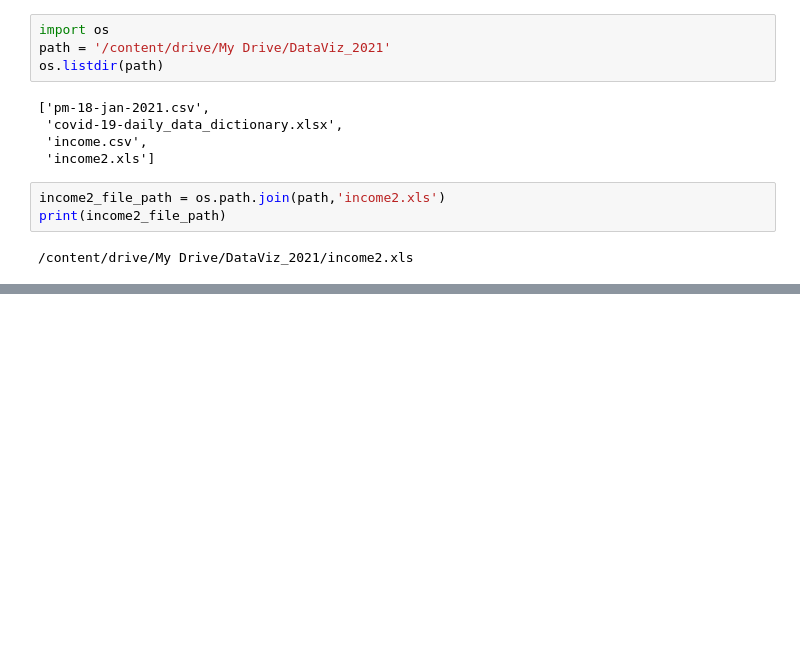
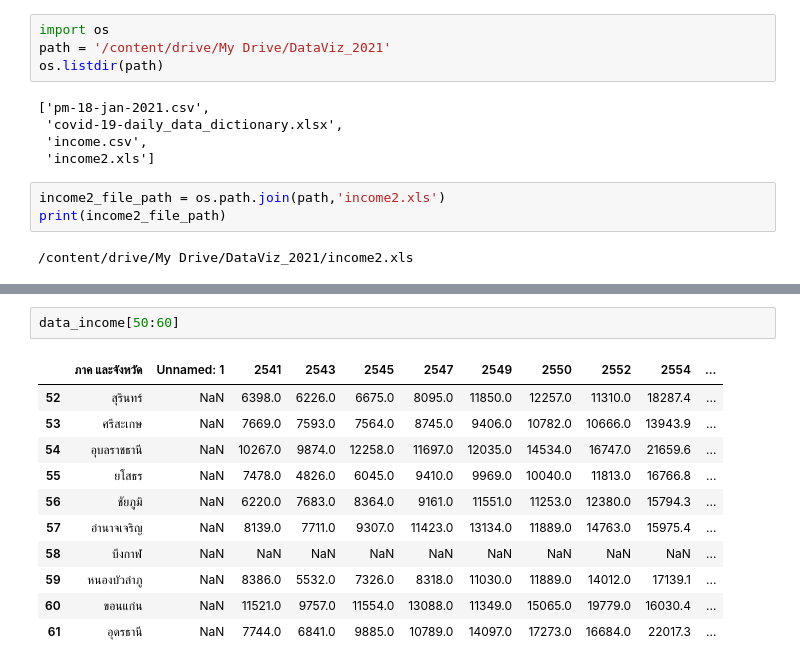
Before and after one commit to PondKann/data_viz, a Jupyter notebook: Quiz2.ipynb, the cells around one changed output, grey strips where cells are left out. Saved outputs shown, nothing was run; the diff lists cells and outputs as text; blank space fills up the shorter version.

```diff
--- a/Quiz2.ipynb
+++ b/Quiz2.ipynb
@@ -30,0 +50,14 @@ income2
+# %%
+data_income[50:60]
+# %% [output]
+|  | ภาค และจังหวัด | Unnamed: 1 | 2541 | 2543 | 2545 | 2547 | 2549 | 2550 | 2552 | 2554 | ... |
+| 52 | สุรินทร์ | NaN | 6398.0 | 6226.0 | 6675.0 | 8095.0 | 11850.0 | 12257.0 | 11310.0 | 18287.4 | ... |
+| 53 | ศรีสะเกษ | NaN | 7669.0 | 7593.0 | 7564.0 | 8745.0 | 9406.0 | 10782.0 | 10666.0 | 13943.9 | ... |
+| 54 | อุบลราชธานี | NaN | 10267.0 | 9874.0 | 12258.0 | 11697.0 | 12035.0 | 14534.0 | 16747.0 | 21659.6 | ... |
+| 55 | ยโสธร | NaN | 7478.0 | 4826.0 | 6045.0 | 9410.0 | 9969.0 | 10040.0 | 11813.0 | 16766.8 | ... |
+| 56 | ชัยภูมิ | NaN | 6220.0 | 7683.0 | 8364.0 | 9161.0 | 11551.0 | 11253.0 | 12380.0 | 15794.3 | ... |
+| 57 | อำนาจเจริญ | NaN | 8139.0 | 7711.0 | 9307.0 | 11423.0 | 13134.0 | 11889.0 | 14763.0 | 15975.4 | ... |
+| 58 | บึงกาฬ | NaN | NaN | NaN | NaN | NaN | NaN | NaN | NaN | NaN | ... |
+| 59 | หนองบัวลำภู | NaN | 8386.0 | 5532.0 | 7326.0 | 8318.0 | 11030.0 | 11889.0 | 14012.0 | 17139.1 | ... |
+| 60 | ขอนแก่น | NaN | 11521.0 | 9757.0 | 11554.0 | 13088.0 | 11349.0 | 15065.0 | 19779.0 | 16030.4 | ... |
+| 61 | อุดรธานี | NaN | 7744.0 | 6841.0 | 9885.0 | 10789.0 | 14097.0 | 17273.0 | 16684.0 | 22017.3 | ... |
```
Also changed, not shown: parts of 19 cells of this notebook.
